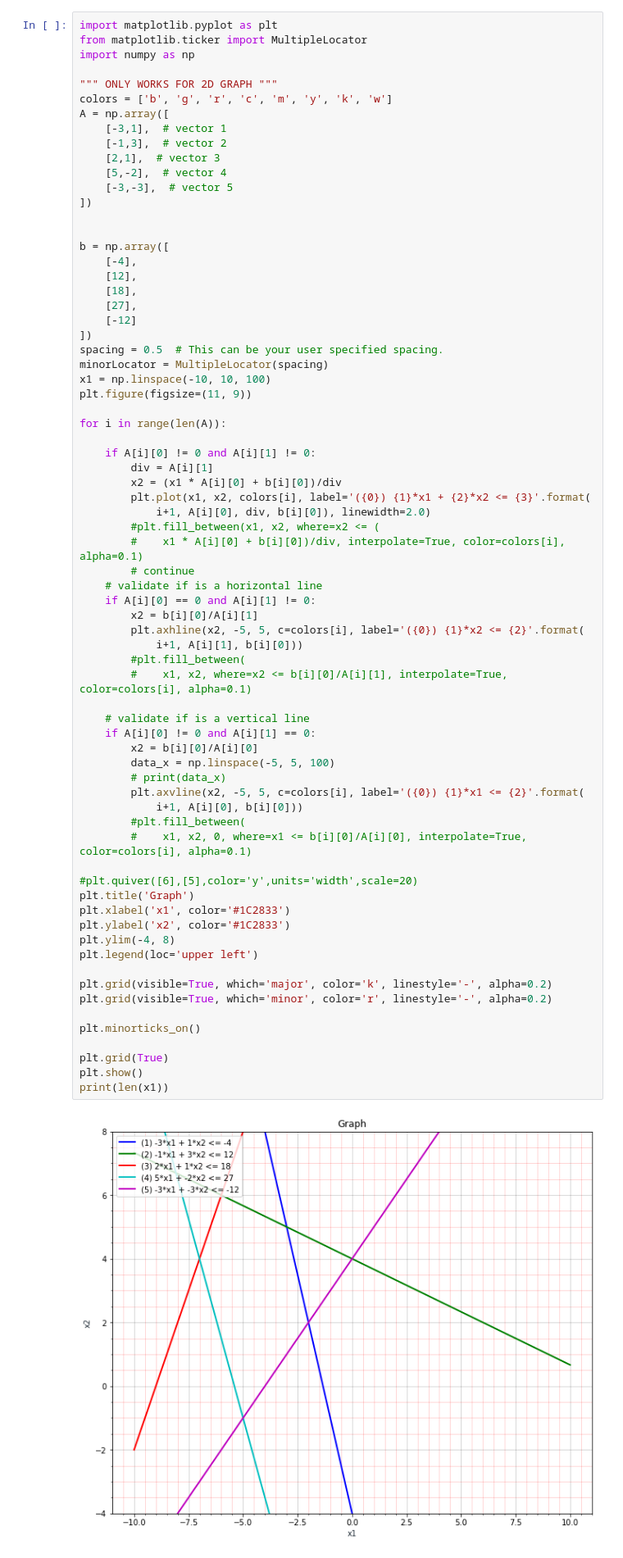
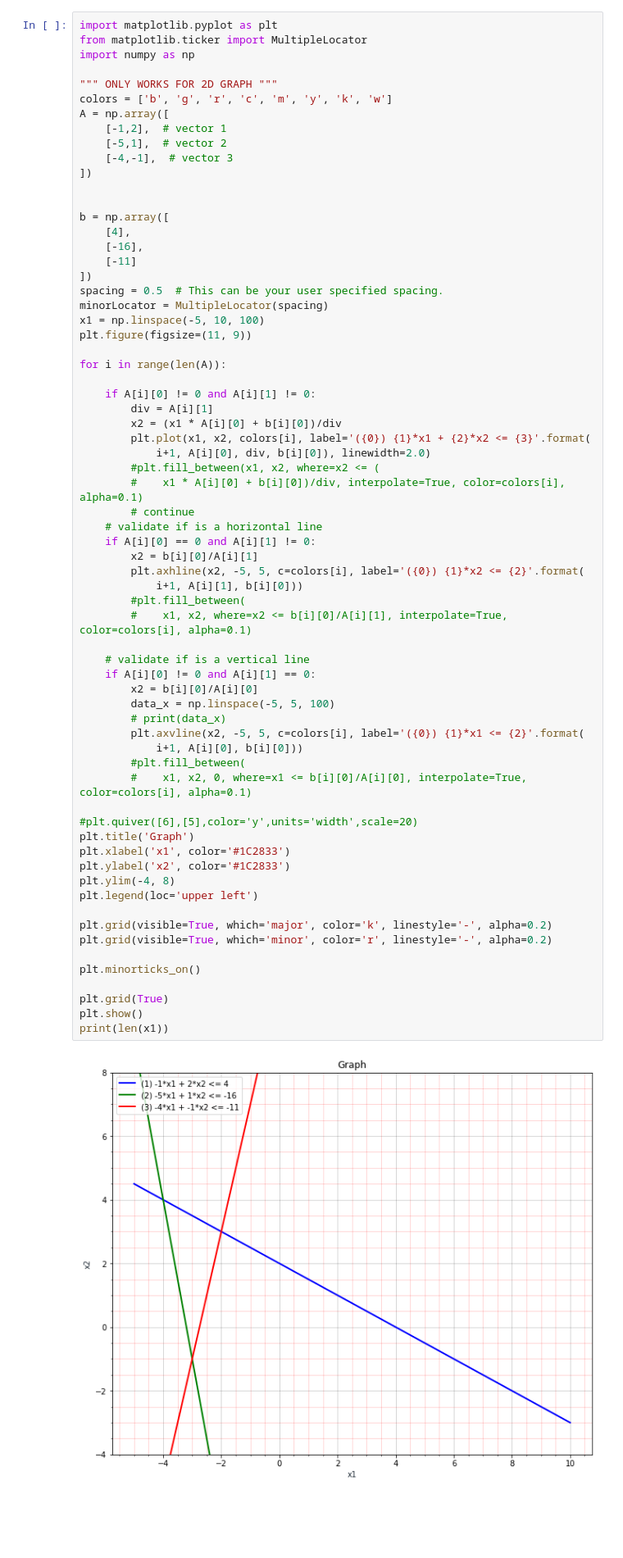
Before and after one commit to jhimy-michel/optimization-tools, a Jupyter notebook: Part1/SimplexMethod/plotMatrix.ipynb, the cells around one changed output. Shown at 82% size. Saved outputs shown, nothing was run; the diff lists cells and outputs as text; blank space fills up the shorter version.

```diff
--- a/Part1/SimplexMethod/plotMatrix.ipynb
+++ b/Part1/SimplexMethod/plotMatrix.ipynb
@@ -6,24 +6,20 @@ import numpy as np
 """ ONLY WORKS FOR 2D GRAPH """
 colors = ['b', 'g', 'r', 'c', 'm', 'y', 'k', 'w']
 A = np.array([
-    [-3,1],  # vector 1
-    [-1,3],  # vector 2
-    [2,1],  # vector 3
-    [5,-2],  # vector 4
-    [-3,-3],  # vector 5
+    [-1,2],  # vector 1
+    [-5,1],  # vector 2
+    [-4,-1],  # vector 3
 ])
 
 
 b = np.array([
-    [-4],
-    [12],
-    [18],
-    [27],
-    [-12]
+    [4],
+    [-16],
+    [-11]
 ])
 spacing = 0.5  # This can be your user specified spacing.
 minorLocator = MultipleLocator(spacing)
-x1 = np.linspace(-10, 10, 100)
+x1 = np.linspace(-5, 10, 100)
 plt.figure(figsize=(11, 9))
 
 for i in range(len(A)):
@@ -43,32 +39,32 @@ for i in range(len(A)):
             i+1, A[i][1], b[i][0]))
         #plt.fill_between(
         #    x1, x2, where=x2 <= b[i][0]/A[i][1], interpolate=True, color=colors[i], alpha=0.1)
 
     # validate if is a vertical line
     if A[i][0] != 0 and A[i][1] == 0:
         x2 = b[i][0]/A[i][0]
         data_x = np.linspace(-5, 5, 100)
         # print(data_x)
         plt.axvline(x2, -5, 5, c=colors[i], label='({0}) {1}*x1 <= {2}'.format(
             i+1, A[i][0], b[i][0]))
         #plt.fill_between(
         #    x1, x2, 0, where=x1 <= b[i][0]/A[i][0], interpolate=True, color=colors[i], alpha=0.1)
 
 #plt.quiver([6],[5],color='y',units='width',scale=20)
 plt.title('Graph')
 plt.xlabel('x1', color='#1C2833')
 plt.ylabel('x2', color='#1C2833')
 plt.ylim(-4, 8)
 plt.legend(loc='upper left')
 
 plt.grid(visible=True, which='major', color='k', linestyle='-', alpha=0.2)
 plt.grid(visible=True, which='minor', color='r', linestyle='-', alpha=0.2)
 
 plt.minorticks_on()
 
 plt.grid(True)
 plt.show()
 print(len(x1))
 # %% [output]
-[figure, old version]
+[figure, new version]
 100
```
Also changed, not shown: 9 other files.
